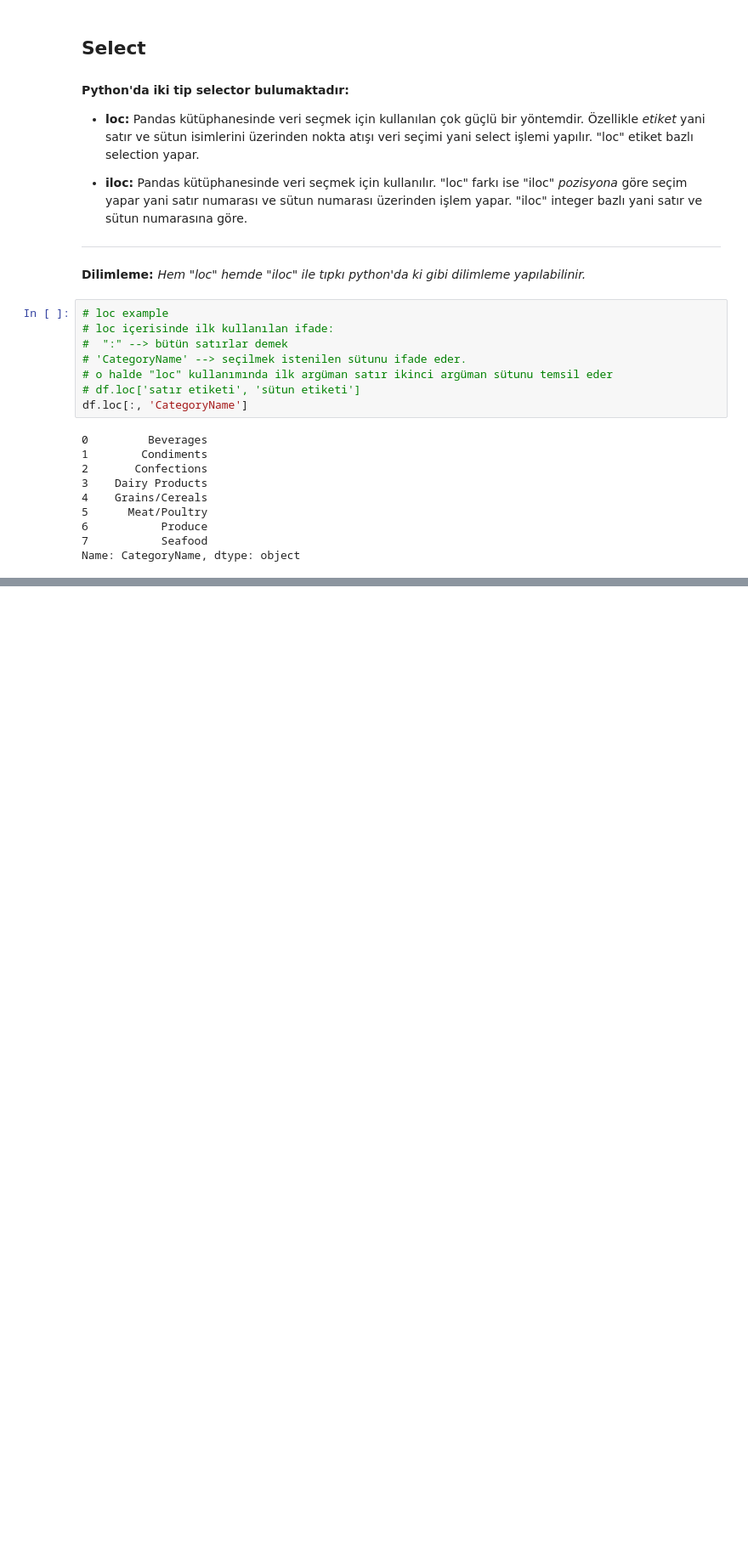
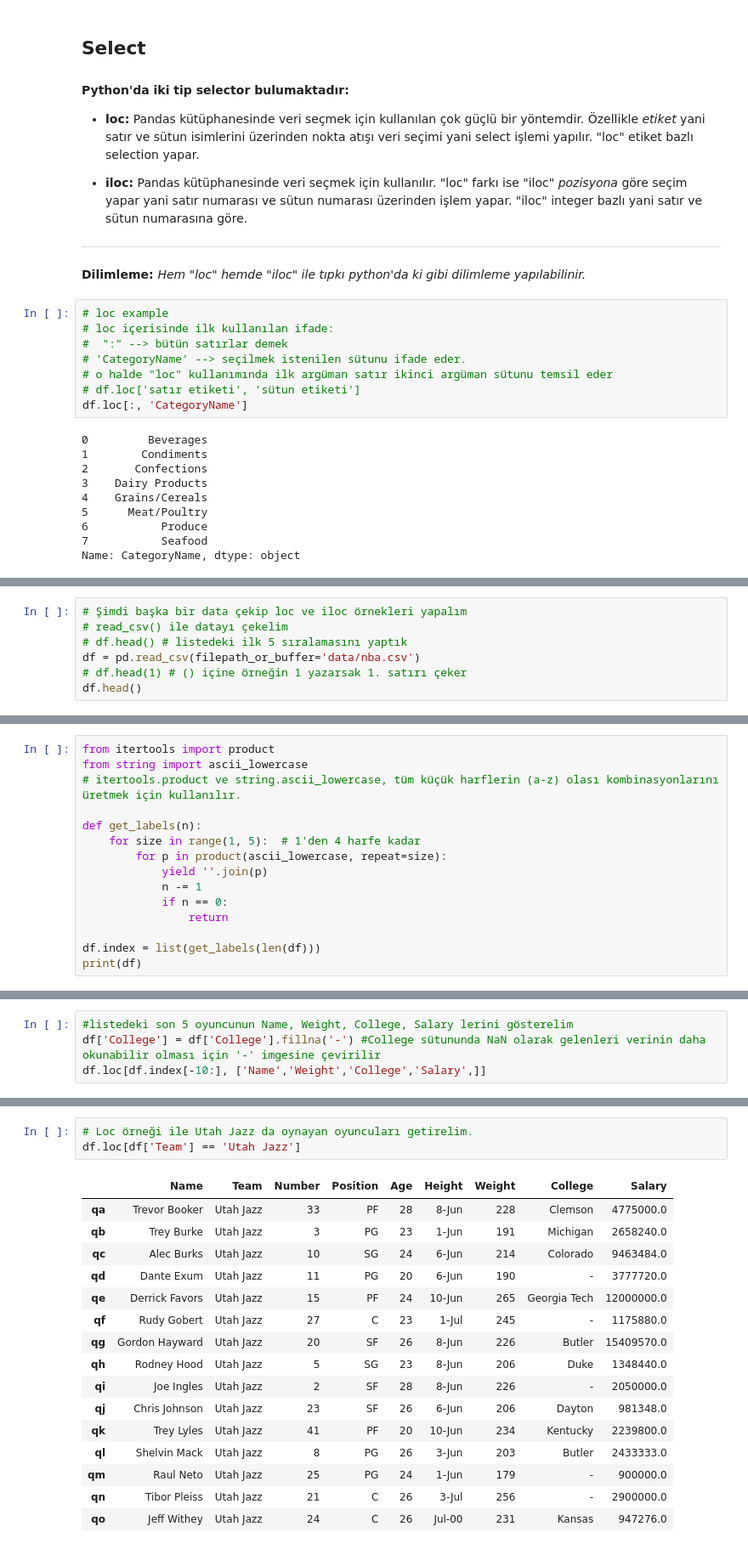
Before and after one commit to GorkemCin/data_analysis_with_pandas, a Jupyter notebook: 01_Lab.ipynb, the cells around one changed output, grey strips where cells are left out. Shown at 85% size. Saved outputs shown, nothing was run; the diff lists cells and outputs as text; blank space fills up the shorter version.

```diff
--- a/01_Lab.ipynb
+++ b/01_Lab.ipynb
@@ -172,0 +169,7 @@ df.iloc[[1, 7], [1, 2]]
+# %%
+# Şimdi başka bir data çekip loc ve iloc örnekleri yapalım
+# read_csv() ile datayı çekelim
+# df.head() # listedeki ilk 5 sıralamasını yaptık
+df = pd.read_csv(filepath_or_buffer='data/nba.csv')
+# df.head(1) # () içine örneğin 1 yazarsak 1. satırı çeker
+df.head()
@@ -172,0 +183,15 @@ df.iloc[[1, 7], [1, 2]]
+# %%
+from itertools import product
+from string import ascii_lowercase
+# itertools.product ve string.ascii_lowercase, tüm küçük harflerin (a-z) olası kombinasyonlarını üretmek için kullanılır.
+
+def get_labels(n):
+    for size in range(1, 5):  # 1'den 4 harfe kadar
+        for p in product(ascii_lowercase, repeat=size):
+            yield ''.join(p)
+            n -= 1
+            if n == 0:
+                return
+
+df.index = list(get_labels(len(df)))
+print(df)
@@ -172,0 +411,4 @@ df.iloc[[1, 7], [1, 2]]
+# %%
+#listedeki son 5 oyuncunun Name, Weight, College, Salary lerini gösterelim
+df['College'] = df['College'].fillna('-') #College sütununda NaN olarak gelenleri verinin daha okunabilir olması için '-' imgesine çevirilir
+df.loc[df.index[-10:], ['Name','Weight','College','Salary',]]
@@ -172,0 +427,20 @@ df.iloc[[1, 7], [1, 2]]
+# %%
+# Loc örneği ile Utah Jazz da oynayan oyuncuları getirelim.
+df.loc[df['Team'] == 'Utah Jazz']
+# %% [output]
+|  | Name | Team | Number | Position | Age | Height | Weight | College | Salary |
+| qa | Trevor Booker | Utah Jazz | 33 | PF | 28 | 8-Jun | 228 | Clemson | 4775000.0 |
+| qb | Trey Burke | Utah Jazz | 3 | PG | 23 | 1-Jun | 191 | Michigan | 2658240.0 |
+| qc | Alec Burks | Utah Jazz | 10 | SG | 24 | 6-Jun | 214 | Colorado | 9463484.0 |
+| qd | Dante Exum | Utah Jazz | 11 | PG | 20 | 6-Jun | 190 | - | 3777720.0 |
+| qe | Derrick Favors | Utah Jazz | 15 | PF | 24 | 10-Jun | 265 | Georgia Tech | 12000000.0 |
+| qf | Rudy Gobert | Utah Jazz | 27 | C | 23 | 1-Jul | 245 | - | 1175880.0 |
+| qg | Gordon Hayward | Utah Jazz | 20 | SF | 26 | 8-Jun | 226 | Butler | 15409570.0 |
+| qh | Rodney Hood | Utah Jazz | 5 | SG | 23 | 8-Jun | 206 | Duke | 1348440.0 |
+| qi | Joe Ingles | Utah Jazz | 2 | SF | 28 | 8-Jun | 226 | - | 2050000.0 |
+| qj | Chris Johnson | Utah Jazz | 23 | SF | 26 | 6-Jun | 206 | Dayton | 981348.0 |
+| qk | Trey Lyles | Utah Jazz | 41 | PF | 20 | 10-Jun | 234 | Kentucky | 2239800.0 |
+| ql | Shelvin Mack | Utah Jazz | 8 | PG | 26 | 3-Jun | 203 | Butler | 2433333.0 |
+| qm | Raul Neto | Utah Jazz | 25 | PG | 24 | 1-Jun | 179 | - | 900000.0 |
+| qn | Tibor Pleiss | Utah Jazz | 21 | C | 26 | 3-Jul | 256 | - | 2900000.0 |
+| qo | Jeff Withey | Utah Jazz | 24 | C | 26 | Jul-00 | 231 | Kansas | 947276.0 |
```
Also changed, not shown: parts of 50 cells of this notebook.
